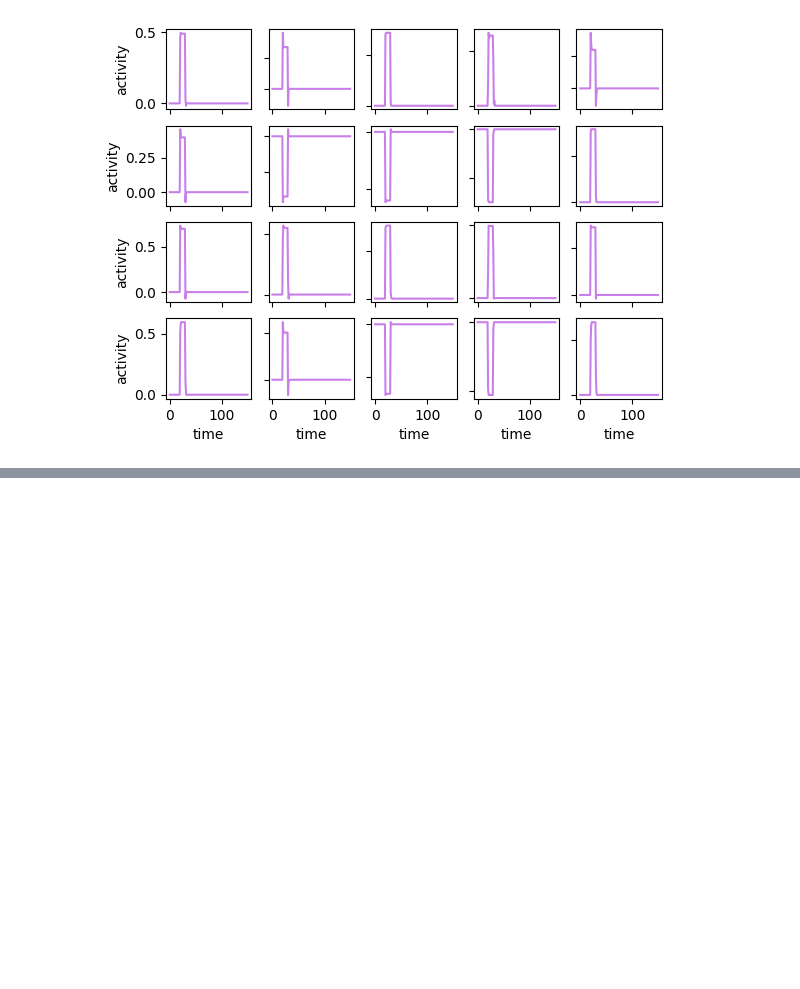
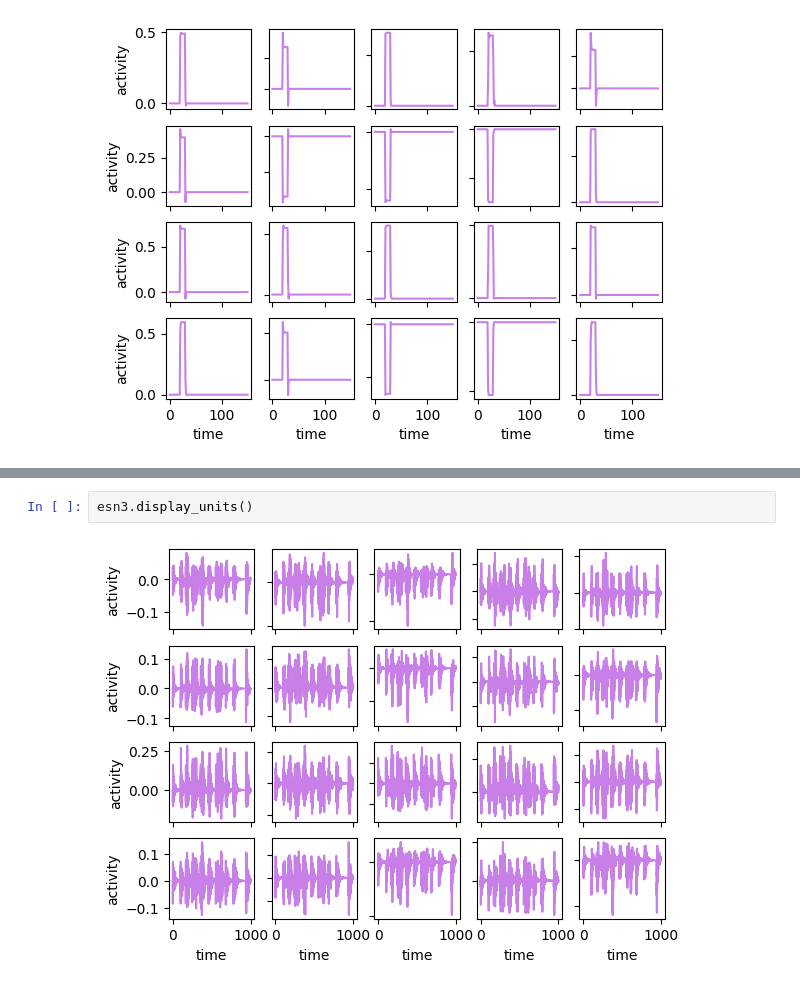
Before and after one commit to joncannon/Thesis, a Jupyter notebook: jaeger_rewrite.ipynb, the cells around one changed output, grey strips where cells are left out. Drawn from its saved outputs; the diff is of its cells as text; blank space fills up the shorter version.

```diff
--- a/jaeger_rewrite.ipynb
+++ b/jaeger_rewrite.ipynb
@@ -337,0 +567,4 @@ mean square error= 64.49999672043666 error= 26.457512438017293
+# %%
+esn3.display_units()
+# %% [output]
+[figure, added]
```
Also changed, not shown: parts of 15 cells of this notebook.
